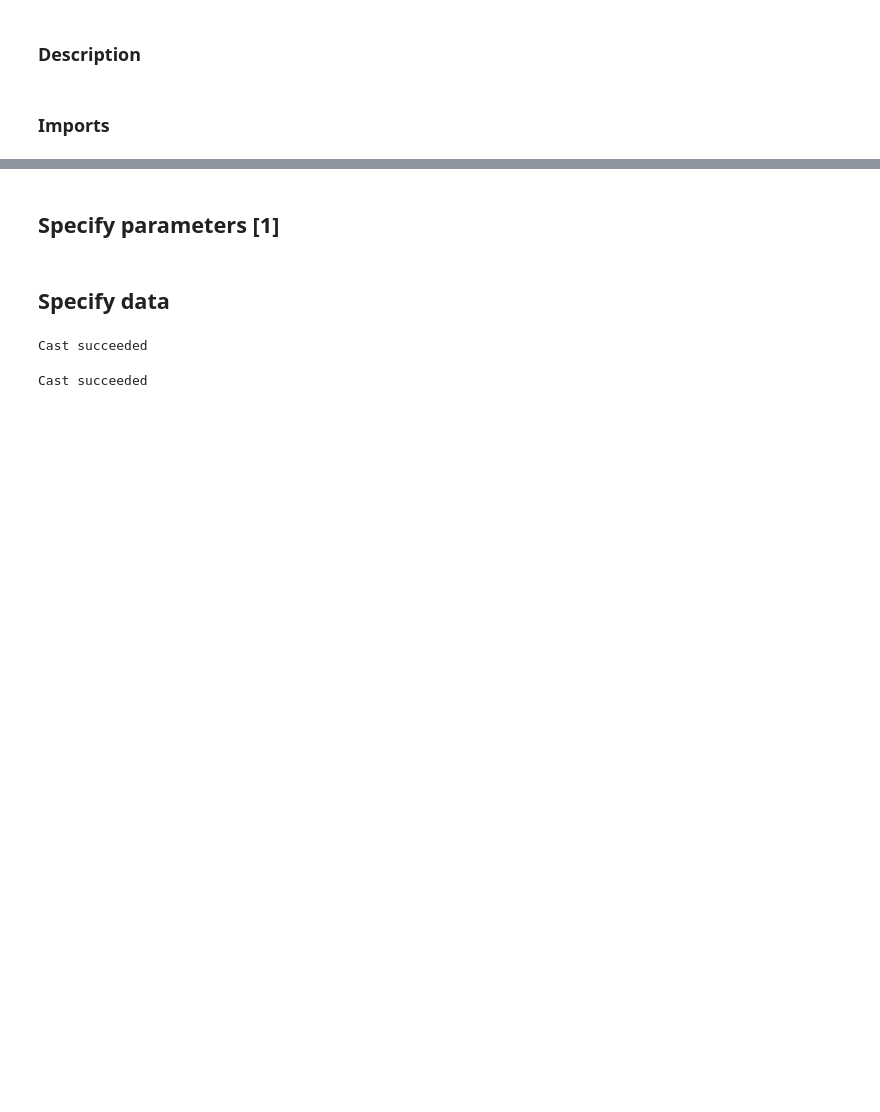
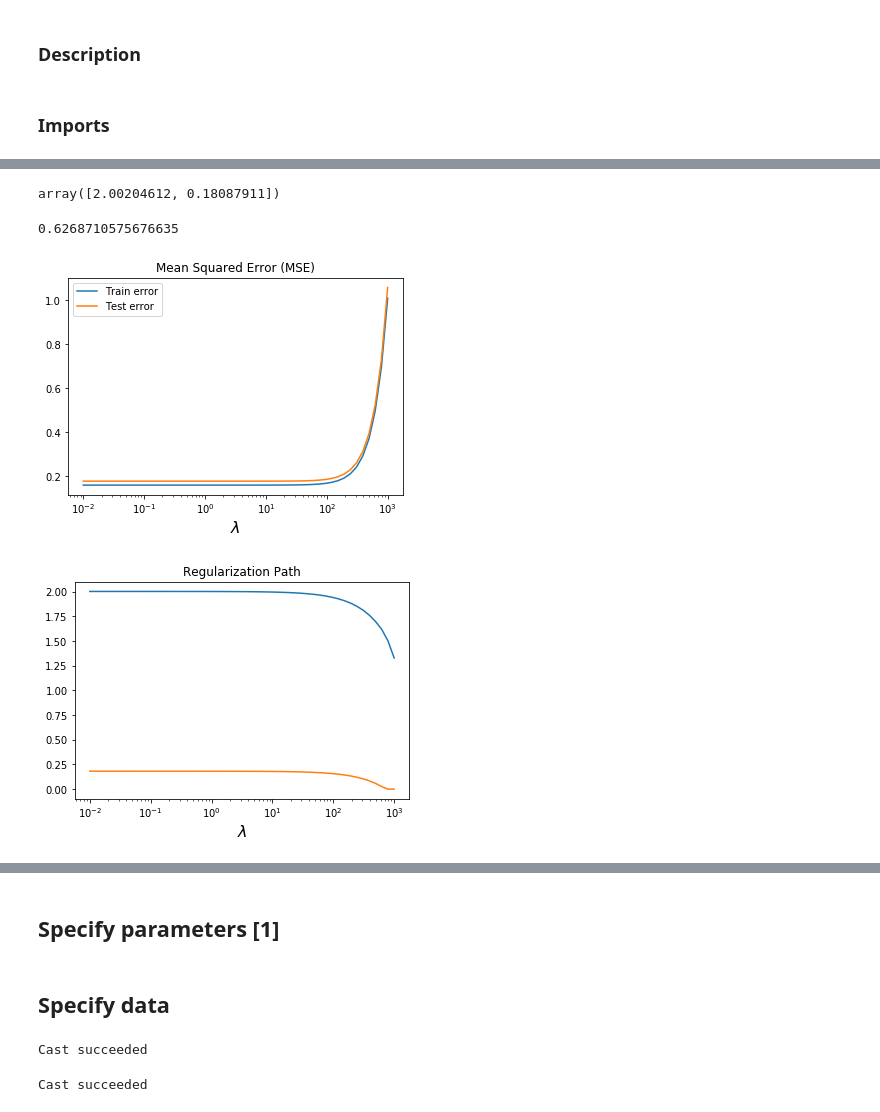
Before and after one commit to HugoLu88/Strategy-creation, a Jupyter notebook: Working/working_principles.ipynb, the cells around one changed output, grey strips where cells are left out. Drawn from its saved outputs; the diff is of its cells as text; code cells hidden in the pictures; blank space fills up the shorter version.

```diff
--- a/Working/working_principles.ipynb
+++ b/Working/working_principles.ipynb
@@ -26,0 +74,18 @@ import cvxpy as cp
+# %%
+def plot_regularization_path(lambd_values, beta_values):
+    num_coeffs = len(beta_values[0])
+    for i in range(num_coeffs):
+        plt.plot(lambd_values, [wi[i] for wi in beta_values])
+    plt.xlabel(r"$\lambda$", fontsize=16)
+    plt.xscale("log")
+    plt.title("Regularization Path")
+    plt.show()
+
+def plot_train_test_errors(train_errors, test_errors, lambd_values):
+    plt.plot(lambd_values, train_errors, label="Train error")
+    plt.plot(lambd_values, test_errors, label="Test error")
+    plt.xscale("log")
+    plt.legend(loc="upper left")
+    plt.xlabel(r"$\lambda$", fontsize=16)
+    plt.title("Mean Squared Error (MSE)")
+    plt.show()
@@ -26,0 +168,16 @@ import cvxpy as cp
+# %%
+opt_beta
+## From this - we can see that the Lasso effectively recovers the coefficient although the regression is high due to the large
+## amount of noise
+# %% [output]
+array([2.00204612, 0.18087911])
+# %%
+r_squared
+# %% [output]
+0.6268710575676635
+# %%
+plot_train_test_errors(train_errors, test_errors, lambd_values)
+plot_regularization_path(lambd_values, beta_values)
+# %% [output]
+[figure, added]
+[figure, added]
```
Also changed, not shown: parts of 15 cells of this notebook.
